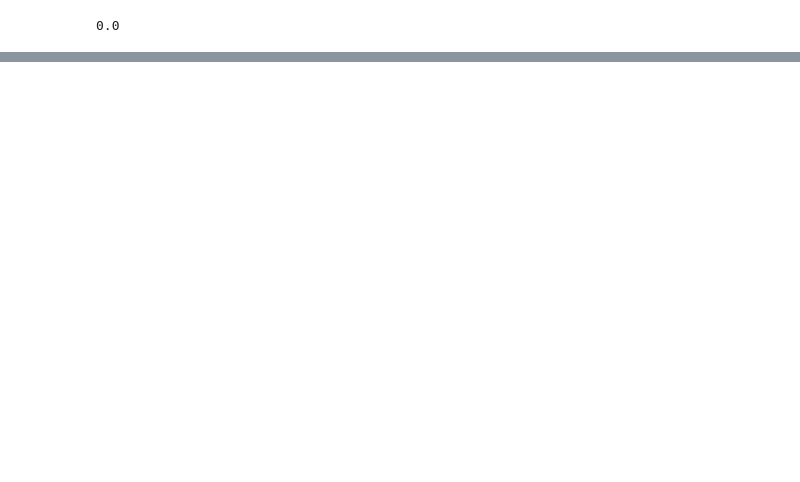
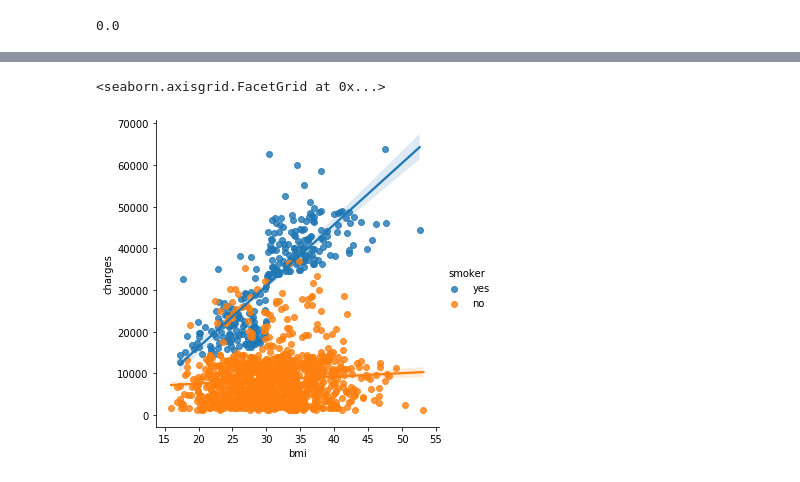
Before and after one commit to KyLarson-Research/AP_Statistics, a Jupyter notebook: smoker.ipynb, the cells around one changed output, grey strips where cells are left out. Cells and saved outputs as stored; diff of their text form; code cells hidden in the pictures; blank space fills up the shorter version.

```diff
--- a/smoker.ipynb
+++ b/smoker.ipynb
@@ -94,0 +102,6 @@ print(pvalue)
+# %%
+#todo scatterplot bmi vs charges to see what type of model seems appropriate to start with
+sns.lmplot(x="bmi", y="charges", hue="smoker", data=inscurance_data)
+# %% [output]
+<seaborn.axisgrid.FacetGrid at 0x...>
+[figure, added]
```
Also changed, not shown: parts of 30 cells of this notebook, 1 other file.
